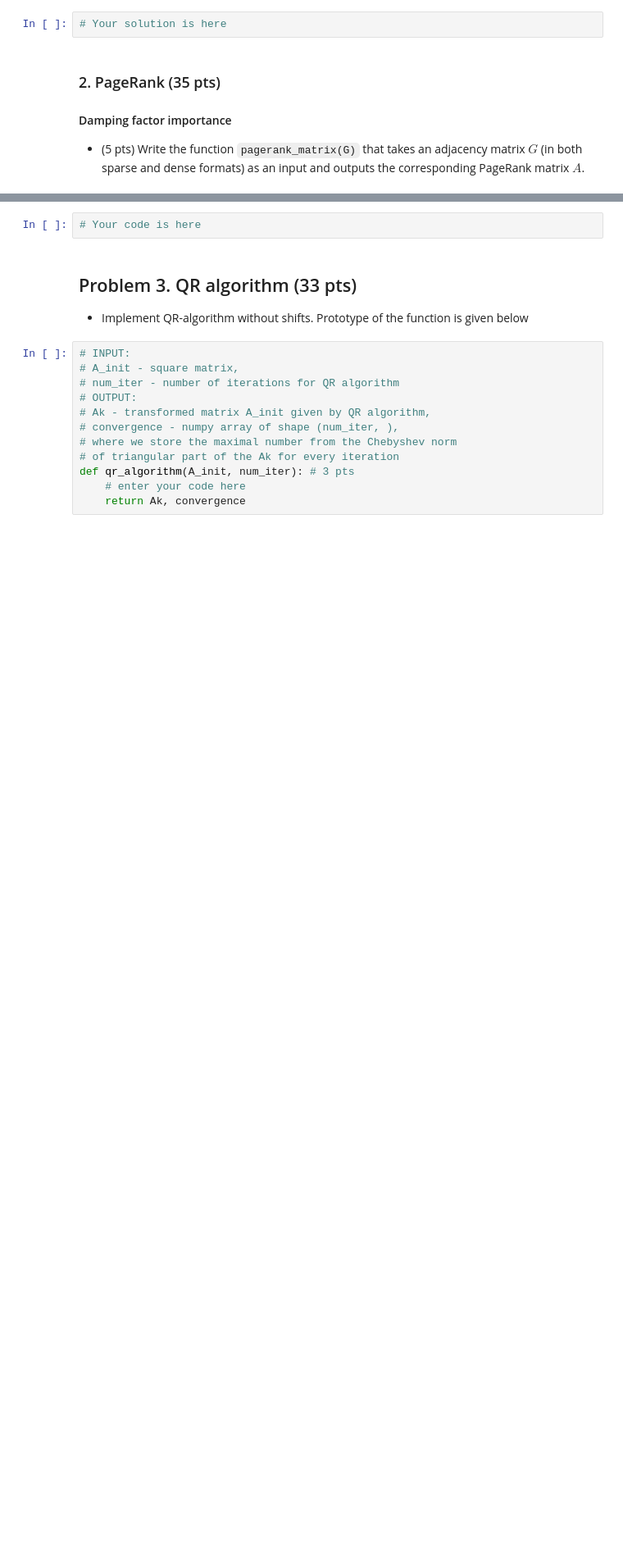
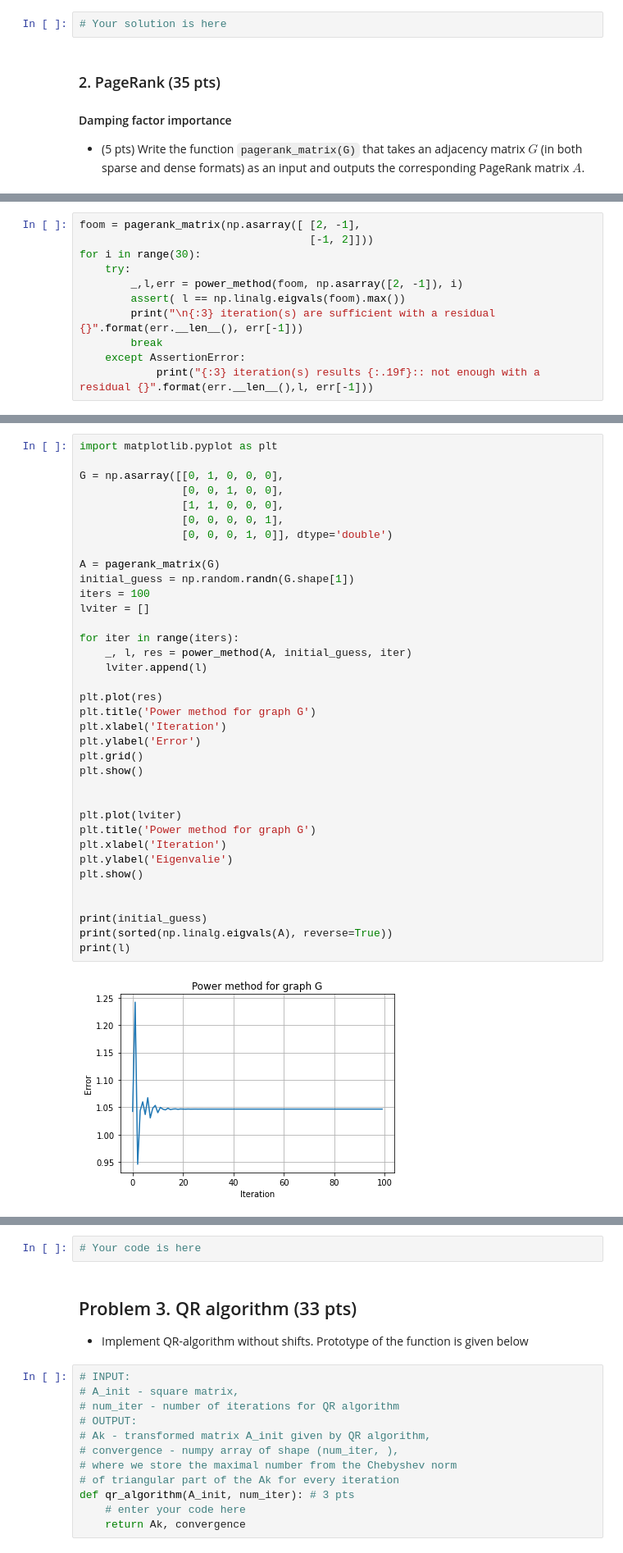
Before and after one commit to aaptss/nla2021, a Jupyter notebook: hw/hw2/hw2.ipynb, the cells around one changed output, grey strips where cells are left out. Shown: that part at 82% size. Saved outputs shown, nothing was run; the diff lists cells and outputs as text; blank space fills up the shorter version.

```diff
--- a/hw/hw2/hw2.ipynb
+++ b/hw/hw2/hw2.ipynb
@@ -710,0 +845,11 @@ def pagerank_matrix(G):
+# %%
+foom = pagerank_matrix(np.asarray([ [2, -1],
+                                    [-1, 2]]))
+for i in range(30):
+    try:
+        _,l,err = power_method(foom, np.asarray([2, -1]), i)
+        assert( l == np.linalg.eigvals(foom).max())
+        print("\n{:3} iteration(s) are sufficient with a residual {}".format(err.__len__(), err[-1]))
+        break
+    except AssertionError:
+            print("{:3} iteration(s) results {:.19f}:: not enough with a residual {}".format(err.__len__(),l, err[-1]))
@@ -710,0 +877,38 @@ def pagerank_matrix(G):
+# %%
+import matplotlib.pyplot as plt
+
+G = np.asarray([[0, 1, 0, 0, 0],
+                [0, 0, 1, 0, 0],
+                [1, 1, 0, 0, 0],
+                [0, 0, 0, 0, 1],
+                [0, 0, 0, 1, 0]], dtype='double')
+
+A = pagerank_matrix(G)
+initial_guess = np.random.randn(G.shape[1])
+iters = 100
+lviter = []
+
+for iter in range(iters):
+    _, l, res = power_method(A, initial_guess, iter)
+    lviter.append(l)
+
+plt.plot(res)
+plt.title('Power method for graph G')
+plt.xlabel('Iteration')
+plt.ylabel('Error')
+plt.grid()
+plt.show()
+
+
+plt.plot(lviter)
+plt.title('Power method for graph G')
+plt.xlabel('Iteration')
+plt.ylabel('Eigenvalie')
+plt.show()
+
+
+print(initial_guess)
+print(sorted(np.linalg.eigvals(A), reverse=True))
+print(l)
+# %% [output]
+[figure, added]
```
Also changed, not shown: parts of 42 cells of this notebook.
